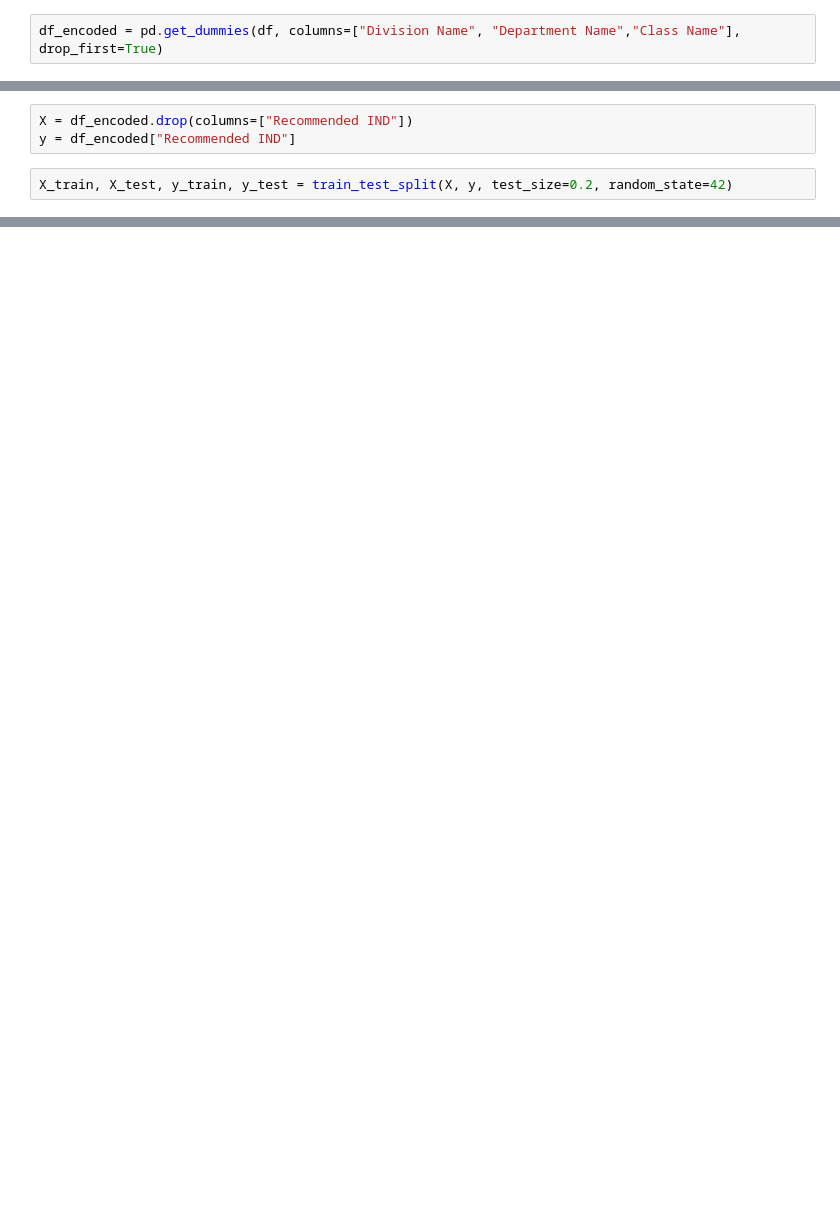
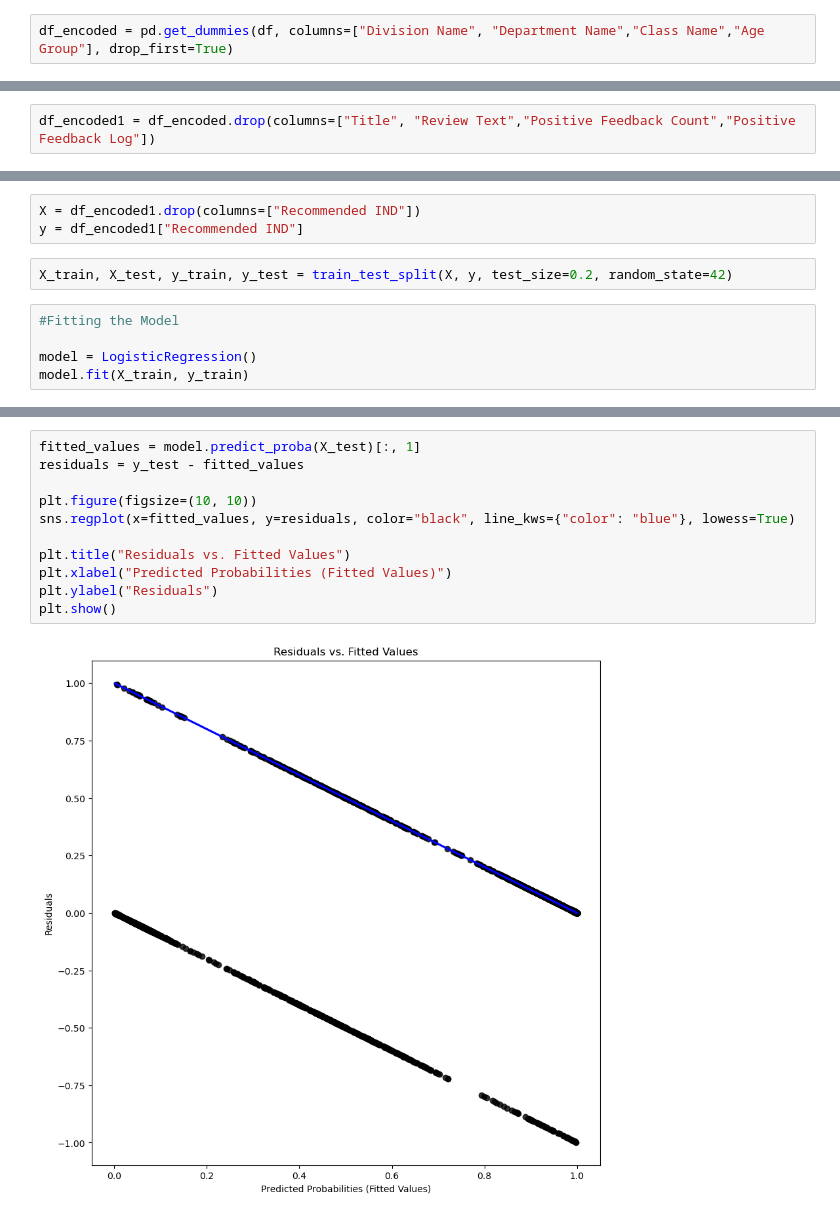
Before and after one commit to jsheryl909/Data-Science-Project-E-Commerce-Ratings-, a Jupyter notebook: E-Commerce Ratings Project.ipynb, the cells around one changed output, grey strips where cells are left out. Saved outputs shown, nothing was run; the diff lists cells and outputs as text; blank space fills up the shorter version.

```diff
--- a/E-Commerce Ratings Project.ipynb
+++ b/E-Commerce Ratings Project.ipynb
@@ -206,7 +205,7 @@ array(['Intimates', 'Dresses', 'Pants', 'Blouses', 'Knits', 'Outerwear',
        'Swim', 'Trend', 'Jeans', 'Legwear', 'Shorts', 'Layering',
        'Casual bottoms', 'Chemises'], dtype=object)
 # %%
-df_encoded = pd.get_dummies(df, columns=["Division Name", "Department Name","Class Name"], drop_first=True)
+df_encoded = pd.get_dummies(df, columns=["Division Name", "Department Name","Class Name","Age Group"], drop_first=True)
 # %% [markdown]
 The on-hot encoding is done for our categorical variables. I checked to see the unique values of each column first because if it a very large number of unqie values then one-hot encoding will be diffcult and make the df too large. However, the unqique values range from 4-20 which is fine for encoding and logistic regression. To explain the code the function pd.get_dummies converts the columsn specified into binary columns and the  drop first agrgyment drops the first category, placing it as a refernece/base level to ensure no multicollinearity.
 # %%
@@ -222,3 +233,5 @@ df.head(3)
+# %%
+df_encoded1 = df_encoded.drop(columns=["Title", "Review Text","Positive Feedback Count","Positive Feedback Log"])
 # %%
 sns.histplot(df["Sentiment Score"], bins=30, kde=True)
 plt.title("Distribution of Sentiment Scores")
@@ -267,7 +282,12 @@ First we select the X features and the Y features. For the X features which are
 
 Next we have to split the data into training and test data. This is done using the train_test_split function from the sklearn.model_selection module and setting the test_size to 0.2 which gives us a 80/20 split. That means 80% of the data is training data and 20% of the data is test data.
 # %%
-X = df_encoded.drop(columns=["Recommended IND"])
-y = df_encoded["Recommended IND"]
+X = df_encoded1.drop(columns=["Recommended IND"])
+y = df_encoded1["Recommended IND"]
 # %%
 X_train, X_test, y_train, y_test = train_test_split(X, y, test_size=0.2, random_state=42)
+# %%
+#Fitting the Model
+
+model = LogisticRegression()
+model.fit(X_train, y_train)
@@ -273,0 +377,13 @@ X_train, X_test, y_train, y_test = train_test_split(X, y, test_size=0.2, random_
+# %%
+fitted_values = model.predict_proba(X_test)[:, 1]
+residuals = y_test - fitted_values
+
+plt.figure(figsize=(10, 10))
+sns.regplot(x=fitted_values, y=residuals, color="black", line_kws={"color": "blue"}, lowess=True)
+
+plt.title("Residuals vs. Fitted Values")
+plt.xlabel("Predicted Probabilities (Fitted Values)")
+plt.ylabel("Residuals")
+plt.show()
+# %% [output]
+[figure, added]
```
Also changed, not shown: parts of 17 cells of this notebook.
